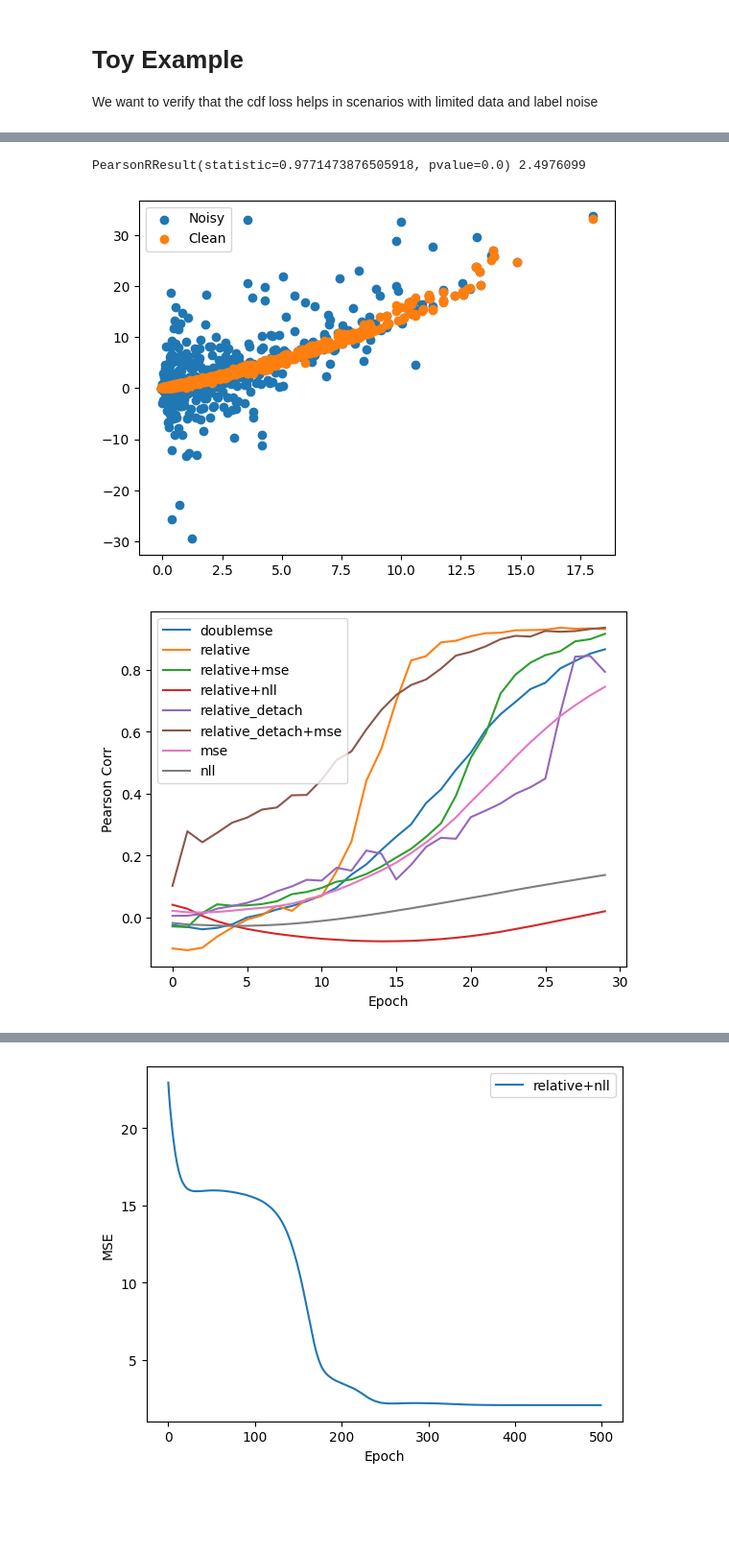
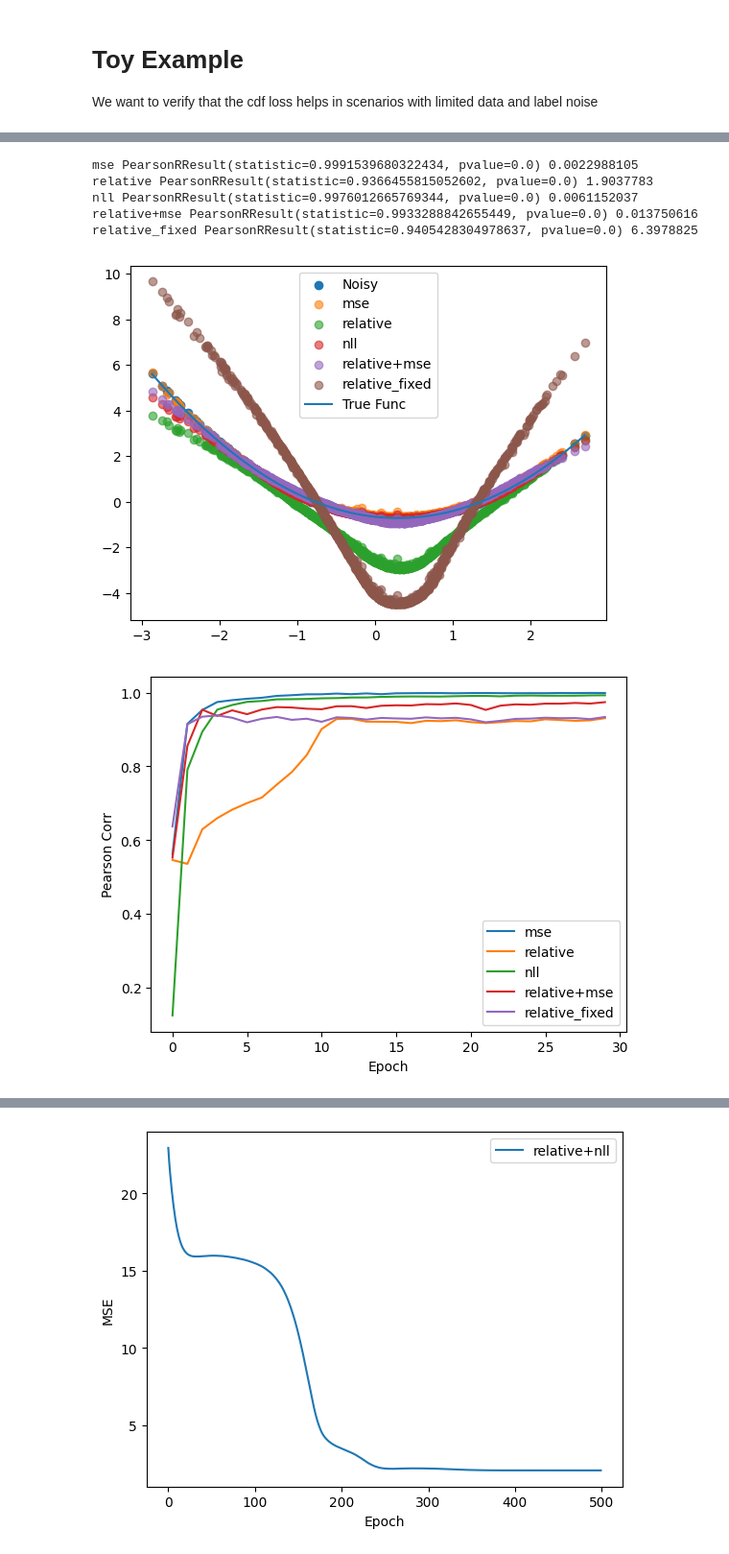
Before and after one commit to FabianTraxler/ag_binding_affinity, a Jupyter notebook: src/data_analysis/ToyExample_relative_loss.ipynb, the cells around one changed output, grey strips where cells are left out. Shown at 96% size. Saved outputs shown, nothing was run; the diff lists cells and outputs as text; code cells hidden in the pictures; blank space fills up the shorter version.

```diff
--- a/src/data_analysis/ToyExample_relative_loss.ipynb
+++ b/src/data_analysis/ToyExample_relative_loss.ipynb
@@ -100,11 +117,12 @@ val_dataset = SimpleNoiseRegData(1000, noise_scale=noise_scale)
 val_loader = torch.utils.data.DataLoader(val_dataset,batch_size=batch_size,shuffle=False)
 val_losses = {}
 # %%
-model_names = ["nll"]#"double_mse","relative","relative+mse","relative+nll","relative_detach","relative_detach+mse", "mse", "nll"]
+model_names = ["mse","relative", "nll", "relative+mse", "relative_fixed"] #"double_mse","relative","relative+mse","relative+nll","relative_detach","relative_detach+mse", "mse", "nll"]
 #model_names = ["relative"]#["relative","relative+mse","relative+nll","relative_detach","relative_detach+mse"]
 #epochs = 1000
-lr = 0.00025
+lr = 0.001#025
 #optimizer = torch.optim.Adam(model.parameters(), lr=lr)
+models = {}
 for model_name in model_names:
     model, optimizer, scheduler = init_model()
     with tqdm.tqdm(range(epochs), unit="epoch") as tepoch:
@@ -127,20 +145,22 @@ for model_name in model_names:
                 #uncertainty = (torch.nn.functional.softplus(out[:,1]) + torch.nn.functional.softplus(out2[:,1]))/2
                 if "relative" in model_name:
                     if "detach" in model_name:
-                        uncertainty = (torch.nn.functional.softplus(out[:,1:]) + torch.nn.functional.softplus(out2[:,1:].detach()))/2
+                        uncertainty = (out[:,-1:] +out2[:,-1:].detach())/2
                     else:
-                        uncertainty = (torch.nn.functional.softplus(out[:,1:]) + torch.nn.functional.softplus(out2[:,1:]))/2
+                        uncertainty = (out[:,-1:] +out2[:,-1:])/2
                 else:
-                    uncertainty = torch.nn.functional.softplus(out[:,1:])
+                    uncertainty = out[:,-1:]
                 # get loss for the predicted output
                 if model_name =="relative":
                     loss = relative_loss(out[:,0], out2[:,0], (y2 > y)[:,0].long(), rel_temperature=uncertainty[:,0])
+                elif model_name =="relative_fixed":
+                    loss = relative_loss(out[:,0], out2[:,0], (y2 > y)[:,0].long(), rel_temperature=noise_scale if noise_scale >0 else 0.2)
                 elif model_name =="relative+mse":
-                    loss = relative_loss(out[:,0], out2[:,0], (y2 > y)[:,0].long(), rel_temperature=uncertainty[:,0]) + 10 * mse_loss(out[:,:1], y)
-                if model_name =="relative_detach":
+                    loss = relative_loss(out[:,0], out2[:,0], (y2 > y)[:,0].long(), rel_temperature=uncertainty[:,0]) + 10 * mse_loss(out[:,:1], y[:,:1])
+                elif model_name =="relative_detach":
                     loss = relative_loss(out[:,0], out2[:,0].detach(), (y2 > y)[:,0].long(), rel_temperature=uncertainty[:,0])
                 elif model_name =="relative_detach+mse":
-                    loss = relative_loss(out[:,0], out2[:,0].detach(), (y2 > y)[:,0].long(), rel_temperature=uncertainty[:,0]) + 10 * mse_loss(out[:,:1], y)
+                    loss = relative_loss(out[:,0], out2[:,0].detach(), (y2 > y)[:,0].long(), rel_temperature=uncertainty[:,0]) + 1 * mse_loss(out[:,:1], y)
                 elif model_name == "relative+nll":
                     loss = relative_loss(out[:,0], out2[:,0], (y2 > y)[:,0].long(), rel_temperature=uncertainty[:,0]) + 10* nll_loss(out[:,:1], y, torch.nn.functional.softplus(out[:,1:]) )
                 elif model_name =="mse":
@@ -162,9 +182,10 @@ for model_name in model_names:
             scheduler.step(total_loss)
 
             # Calculating Validation Loss:
-            if epoch % 10 ==0:
+            if epoch % 2 ==0 :
                 pred = model(val_dataset.data.to("cuda"))
                 val_losses[f"{model_name}_pearson"].append(stats.pearsonr(pred.cpu().detach().numpy()[:,0], val_dataset.clean_labels[:,0].cpu().detach().numpy())[0])
                 val_losses[f"{model_name}_mse"].append(np.mean((pred.cpu().detach().numpy()[:,0]- val_dataset.clean_labels[:,0].cpu().detach().numpy())**2))
             tepoch.set_postfix(loss=total_loss.item())
+    models[model_name] = model
             #print('epoch {}, loss {}'.format(epoch, loss.item()))
@@ -191,15 +192,34 @@ PearsonRResult(statistic=0.9650387710260152, pvalue=0.0) 27.335363
 # %%
-pred = model(dataset.data.to("cuda"))
-plt.scatter(pred.cpu().detach().numpy()[:,0],dataset.labels[:,0], label="Noisy")
-plt.scatter(pred.cpu().detach().numpy()[:,0],dataset.clean_labels[:,0], label="Clean")
-print(stats.pearsonr(pred.cpu().detach().numpy()[:,0], dataset.clean_labels[:,0].cpu().detach().numpy()),np.mean((pred.cpu().detach().numpy()[:,0]- dataset.clean_labels[:,0].cpu().detach().numpy())**2))
+#pred = model(dataset.data.to("cuda"))
+plt.scatter(val_dataset.data[:,0].cpu().detach().numpy(),val_dataset.labels[:,0], label="Noisy")
+#plt.scatter(val_dataset.data[:,0].cpu().detach().numpy(),val_dataset.clean_labels[:,0], label="Clean")
+#pred_nll = models["nll"](val_dataset.data.to("cuda"))
+#pred_mse = models["mse"](val_dataset.data.to("cuda"))
+#pred_relative = models["relative"](val_dataset.data.to("cuda"))
+#pred_relativemse = models["relative+mse"](val_dataset.data.to("cuda"))
+for model_name in model_names:
+    pred = models[model_name](val_dataset.data.to("cuda"))
+    print(model_name, stats.pearsonr(pred.cpu().detach().numpy()[:,0], val_dataset.clean_labels[:,0].cpu().detach().numpy()),np.mean((pred.cpu().detach().numpy()[:,0]- val_dataset.clean_labels[:,0].cpu().detach().numpy())**2))
+    plt.scatter(val_dataset.data[:,0].cpu().detach().numpy(),pred[:,0].cpu().detach().numpy(), label=model_name,alpha=0.6)
+#plt.scatter(val_dataset.data[:,0].cpu().detach().numpy(),pred_nll[:,0].cpu().detach().numpy(), label="nll")
+#plt.scatter(val_dataset.data[:,0].cpu().detach().numpy(),pred_mse[:,0].cpu().detach().numpy(), label="mse")
+#plt.scatter(val_dataset.data[:,0].cpu().detach().numpy(),pred_relative[:,0].cpu().detach().numpy(), label="relative")
+func_x = torch.linspace(val_dataset.data[:,0].min(),val_dataset.data[:,0].max(),200)
+
+func_y = ((torch.einsum("ij, Bj -> Bi", val_dataset.weight, func_x[:,None]) + val_dataset.bias)**2 - val_dataset.mean) / val_dataset.std
+plt.plot(func_x.numpy(), func_y.numpy(), label="True Func")
+#plt.scatter(val_dataset.data[:,0].cpu().detach().numpy(),pred_relativemse[:,0].cpu().detach().numpy(), label="relative+mse")
 plt.legend()
 plt.show()
 # %% [output]
-PearsonRResult(statistic=0.9771473876505918, pvalue=0.0) 2.4976099
+mse PearsonRResult(statistic=0.9991539680322434, pvalue=0.0) 0.0022988105
+relative PearsonRResult(statistic=0.9366455815052602, pvalue=0.0) 1.9037783
+nll PearsonRResult(statistic=0.9976012665769344, pvalue=0.0) 0.0061152037
+relative+mse PearsonRResult(statistic=0.9933288842655449, pvalue=0.0) 0.013750616
+relative_fixed PearsonRResult(statistic=0.9405428304978637, pvalue=0.0) 6.3978825
-[figure, old version]
+[figure, new version]
 # %%
-model_names = ["doublemse","relative","relative+mse","relative+nll","relative_detach","relative_detach+mse", "mse", "nll"]
+#model_names = ["doublemse","relative","relative+mse","relative+nll","relative_detach","relative_detach+mse", "mse", "nll"]
 #model_names = ["doublemse", "mse", "nll"]
 for model_name in model_names:
     plt.plot(val_losses[f"{model_name}_pearson"][:30], label=model_name)
@@ -208,4 +228,4 @@ plt.xlabel("Epoch")
 plt.ylabel("Pearson Corr")
 plt.show()
 # %% [output]
-[figure, old version]
+[figure, new version]
```
Also changed, not shown: parts of 11 cells of this notebook, 6 other files.
